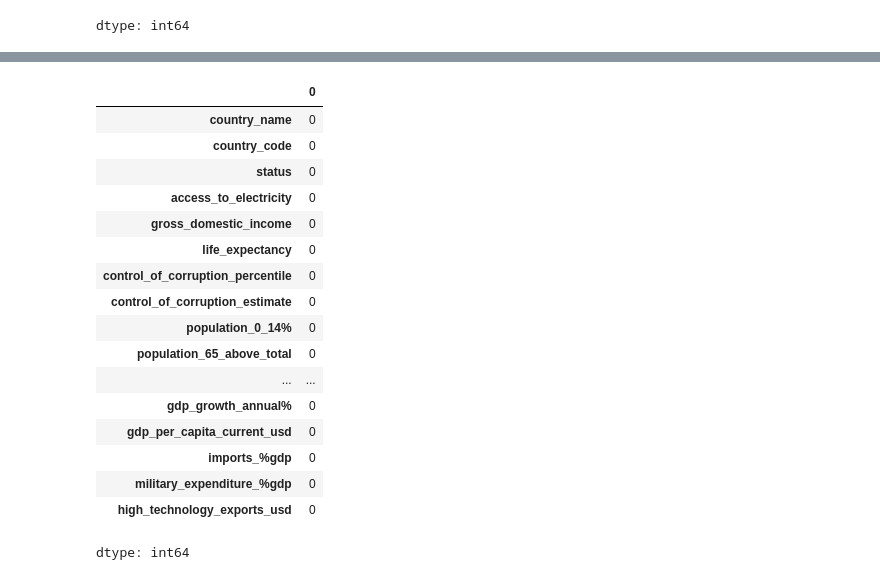
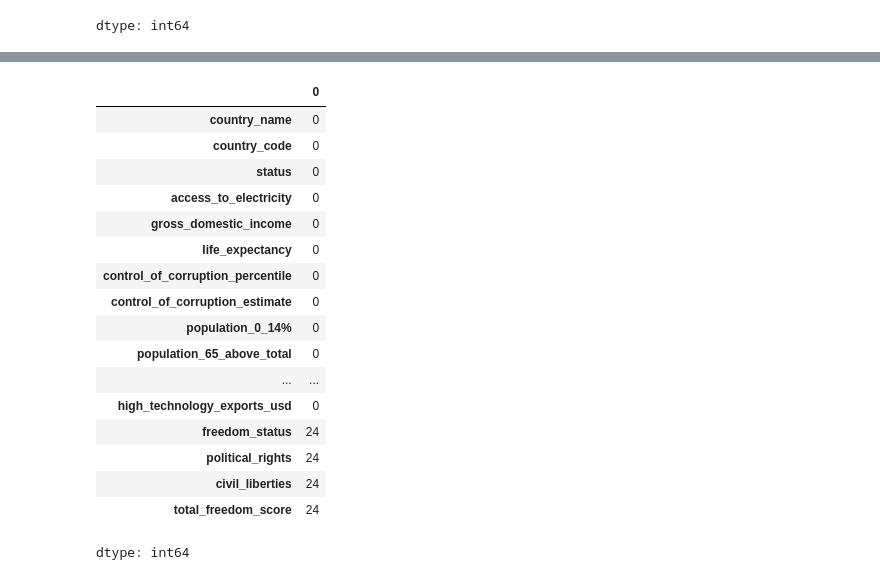
Before and after one commit to Kittisak-M/Bridging-the-Gap-Enhancing-Life-Quality-in-Thailand, a Jupyter notebook: data_cleansing_from_multiple_sources.ipynb, the cells around one changed output, grey strips where cells are left out. Cells and saved outputs as stored; diff of their text form; code cells hidden in the pictures.

```diff
--- a/data_cleansing_from_multiple_sources.ipynb
+++ b/data_cleansing_from_multiple_sources.ipynb
@@ -1914,21 +1908,0 @@ Index: []
-# %%
-feature_eng2.isna().sum()
-# %% [output]
-|  | 0 |
-| country_name | 0 |
-| country_code | 0 |
-| status | 0 |
-| access_to_electricity | 0 |
-| gross_domestic_income | 0 |
-| life_expectancy | 0 |
-| control_of_corruption_percentile | 0 |
-| control_of_corruption_estimate | 0 |
-| population_0_14% | 0 |
-| population_65_above_total | 0 |
-| ... | ... |
-| gdp_growth_annual% | 0 |
-| gdp_per_capita_current_usd | 0 |
-| imports_%gdp | 0 |
-| military_expenditure_%gdp | 0 |
-| high_technology_exports_usd | 0 |
-dtype: int64
@@ -1934,0 +1919,21 @@ dtype: int64
+# %%
+try_df.isnull().sum()
+# %% [output]
+|  | 0 |
+| country_name | 0 |
+| country_code | 0 |
+| status | 0 |
+| access_to_electricity | 0 |
+| gross_domestic_income | 0 |
+| life_expectancy | 0 |
+| control_of_corruption_percentile | 0 |
+| control_of_corruption_estimate | 0 |
+| population_0_14% | 0 |
+| population_65_above_total | 0 |
+| ... | ... |
+| high_technology_exports_usd | 0 |
+| freedom_status | 24 |
+| political_rights | 24 |
+| civil_liberties | 24 |
+| total_freedom_score | 24 |
+dtype: int64
```
Also changed, not shown: parts of 10 cells of this notebook, 2 other files.
